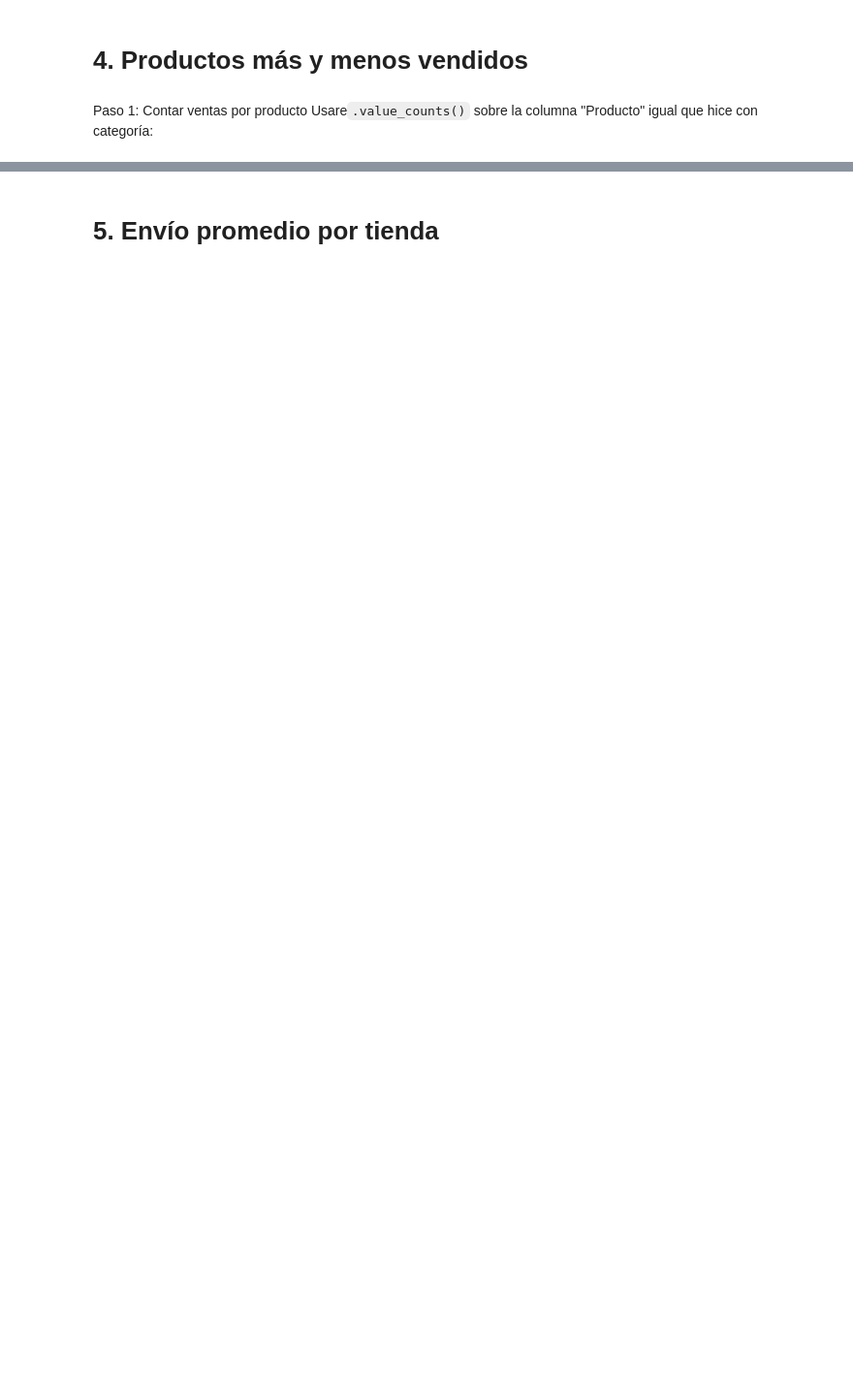
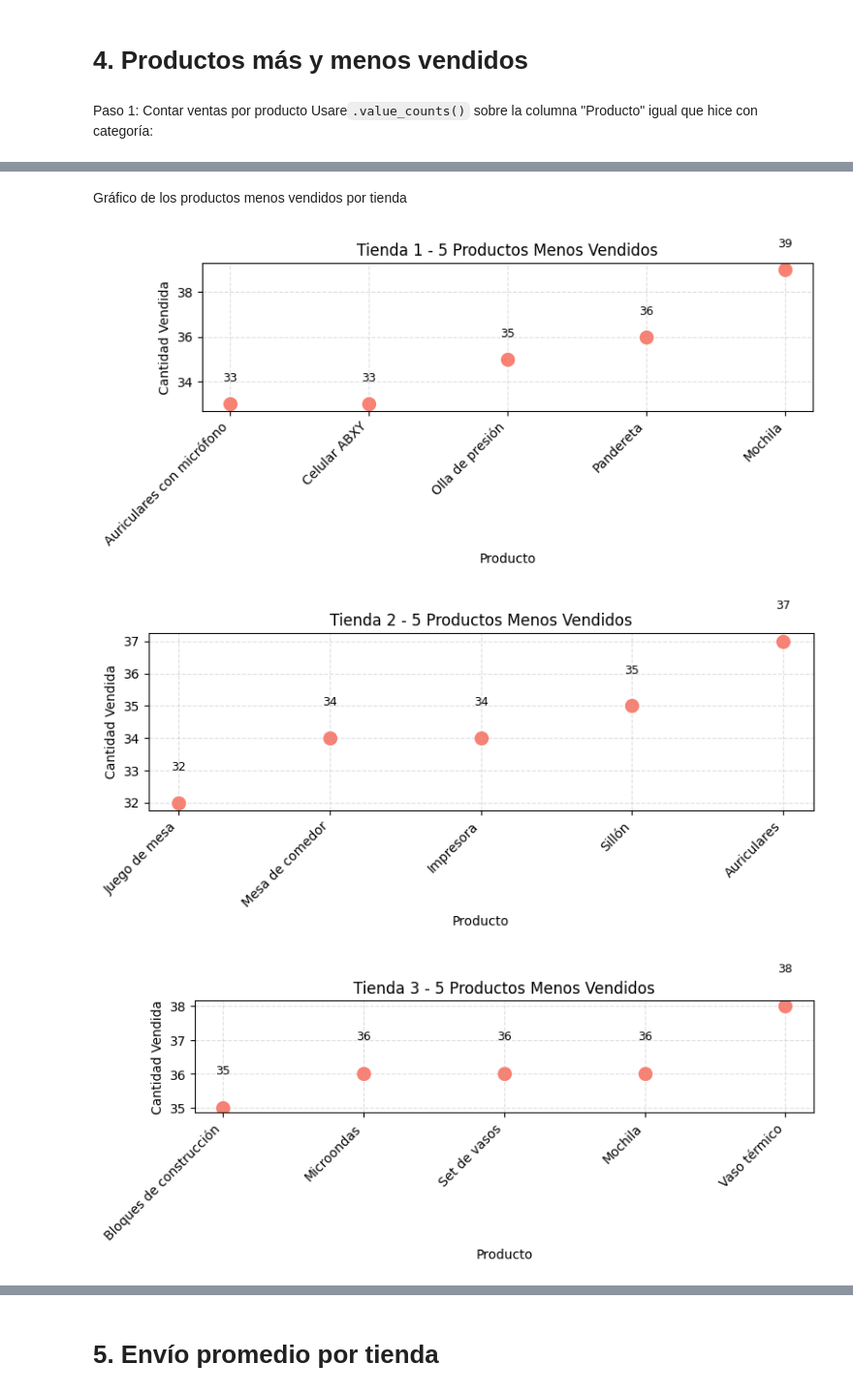
Before and after one commit to SCARLXRD-1/Challenge_Alura-_Store, a Jupyter notebook: AluraStoreLatam.ipynb, the cells around one changed output, grey strips where cells are left out. Shown at 97% size. Saved outputs shown, nothing was run; the diff lists cells and outputs as text; code cells hidden in the pictures; blank space fills up the shorter version.

```diff
--- a/AluraStoreLatam.ipynb
+++ b/AluraStoreLatam.ipynb
@@ -237,0 +238,23 @@ for i, tienda in enumerate(tiendas, start=1):
+# %% [markdown]
+Gráfico de los productos menos vendidos por tienda
+# %%
+for i, ventas in enumerate(ventas_por_producto, start=1):
+    bottom_5 = ventas.sort_values(ascending=True).head(5)
+
+    plt.figure(figsize=(8, 4))
+    plt.scatter(bottom_5.index, bottom_5.values, color='salmon', s=100)
+
+    for j, valor in enumerate(bottom_5.values):
+        plt.text(bottom_5.index[j], valor + 1, str(valor), ha='center', fontsize=9)
+
+    plt.title(f'Tienda {i} - 5 Productos Menos Vendidos')
+    plt.ylabel('Cantidad Vendida')
+    plt.xlabel('Producto')
+    plt.xticks(rotation=45, ha='right')
+    plt.grid(True, linestyle='--', alpha=0.4)
+    plt.tight_layout()
+    plt.show()
+# %% [output]
+[figure, added]
+[figure, added]
+[figure, added]
```
Also changed, not shown: parts of 29 cells of this notebook.
